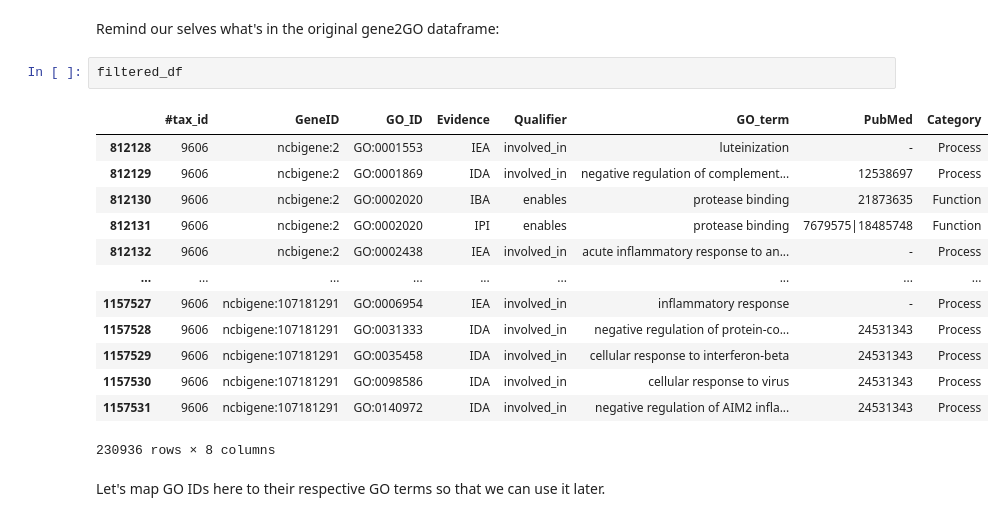
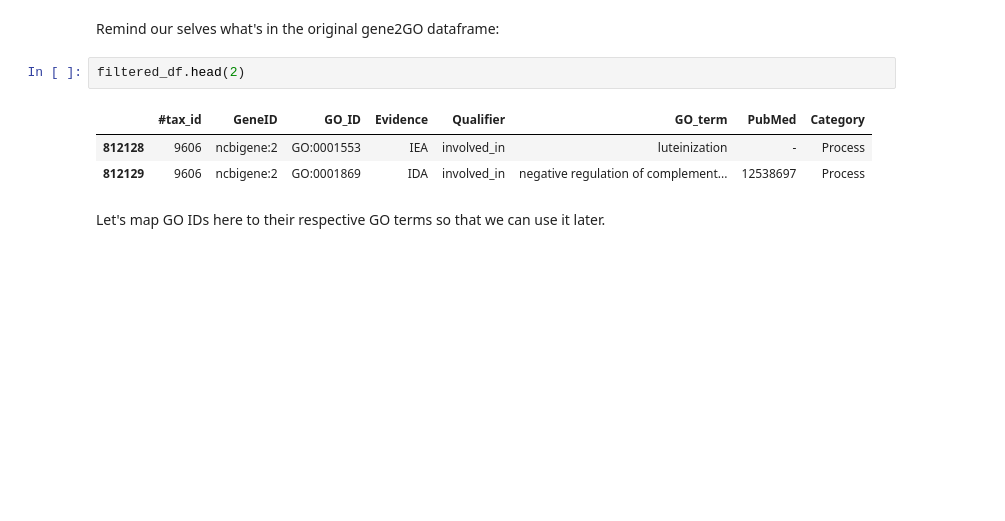
Before and after one commit to laurendelong21/MoA-Net, a Jupyter notebook: notebooks/enrichment.ipynb, the cells around one changed output. Saved outputs shown, nothing was run; the diff lists cells and outputs as text; blank space fills up the shorter version.

```diff
--- a/notebooks/enrichment.ipynb
+++ b/notebooks/enrichment.ipynb
@@ -145,21 +145,11 @@ filtered_df.to_csv(f'{MAPPING_DIR}/in_kg_go_terms.tsv', sep='\t', index=False)
 # %% [markdown]
 Remind our selves what's in the original gene2GO dataframe:
 # %%
-filtered_df
+filtered_df.head(2)
 # %% [output]
 |  | #tax_id | GeneID | GO_ID | Evidence | Qualifier | GO_term | PubMed | Category |
 | 812128 | 9606 | ncbigene:2 | GO:0001553 | IEA | involved_in | luteinization | - | Process |
 | 812129 | 9606 | ncbigene:2 | GO:0001869 | IDA | involved_in | negative regulation of complement... | 12538697 | Process |
-| 812130 | 9606 | ncbigene:2 | GO:0002020 | IBA | enables | protease binding | 21873635 | Function |
-| 812131 | 9606 | ncbigene:2 | GO:0002020 | IPI | enables | protease binding | 7679575|18485748 | Function |
-| 812132 | 9606 | ncbigene:2 | GO:0002438 | IEA | involved_in | acute inflammatory response to an... | - | Process |
-| ... | ... | ... | ... | ... | ... | ... | ... | ... |
-| 1157527 | 9606 | ncbigene:107181291 | GO:0006954 | IEA | involved_in | inflammatory response | - | Process |
-| 1157528 | 9606 | ncbigene:107181291 | GO:0031333 | IDA | involved_in | negative regulation of protein-co... | 24531343 | Process |
-| 1157529 | 9606 | ncbigene:107181291 | GO:0035458 | IDA | involved_in | cellular response to interferon-beta | 24531343 | Process |
-| 1157530 | 9606 | ncbigene:107181291 | GO:0098586 | IDA | involved_in | cellular response to virus | 24531343 | Process |
-| 1157531 | 9606 | ncbigene:107181291 | GO:0140972 | IDA | involved_in | negative regulation of AIM2 infla... | 24531343 | Process |
-230936 rows × 8 columns
 # %% [markdown]
 Let's map GO IDs here to their respective GO terms so that we can use it later.
 # %%
```
Also changed, not shown: parts of 30 cells of this notebook.
